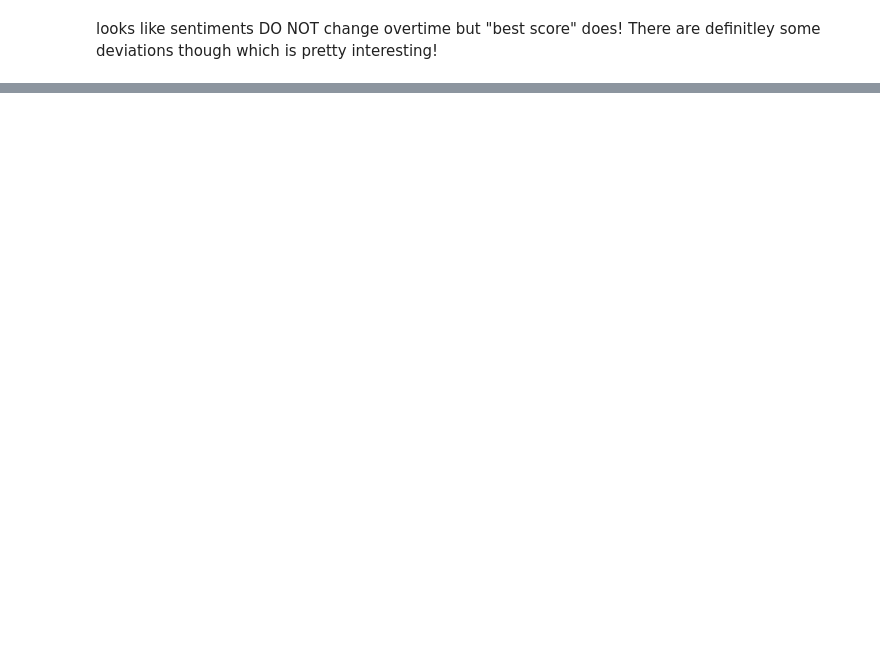
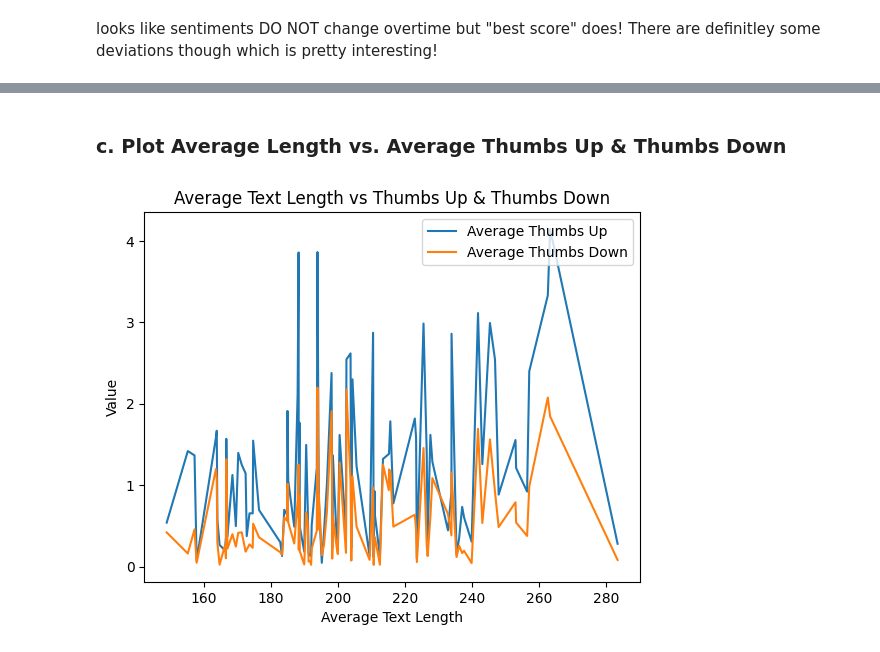
Before and after one commit to victoriab027/RecipeReviews, a Jupyter notebook: notebook.ipynb, the cells around one changed output, grey strips where cells are left out. Saved outputs shown, nothing was run; the diff lists cells and outputs as text; code cells hidden in the pictures; blank space fills up the shorter version.

```diff
--- a/notebook.ipynb
+++ b/notebook.ipynb
@@ -193,0 +271,16 @@ looks like sentiments DO NOT change overtime but "best score" does! There are de
+# %% [markdown]
+### c. Plot Average Length vs. Average Thumbs Up & Thumbs Down
+# %%
+plt.plot(sorted_avg_length['avg_length'], sorted_avg_length['avg_thumbs_up'], label='Average Thumbs Up')
+plt.plot(sorted_avg_length['avg_length'], sorted_avg_length['avg_thumbs_down'], label='Average Thumbs Down')
+
+# Adding labels and title
+plt.xlabel('Average Text Length')
+plt.ylabel('Value')
+plt.title('Average Text Length vs Thumbs Up & Thumbs Down')
+plt.legend()
+
+# Show plot
+plt.show()
+# %% [output]
+[figure, added]
```
Also changed, not shown: parts of 61 cells of this notebook.
